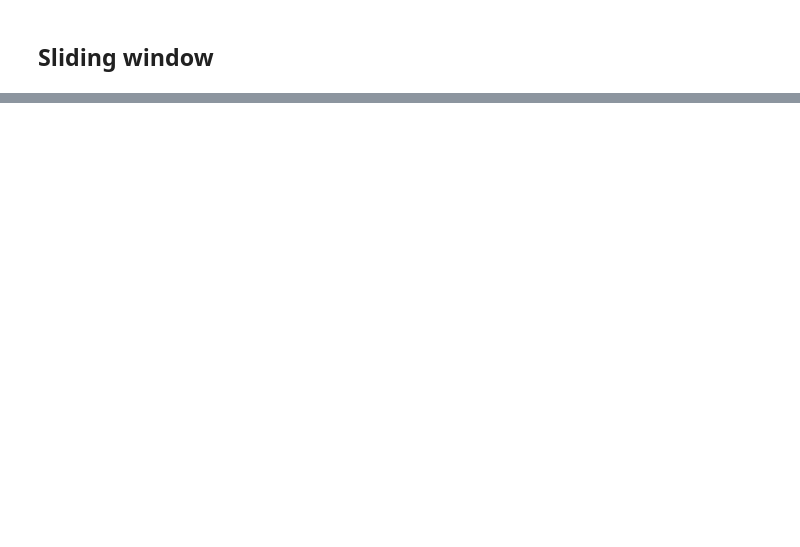
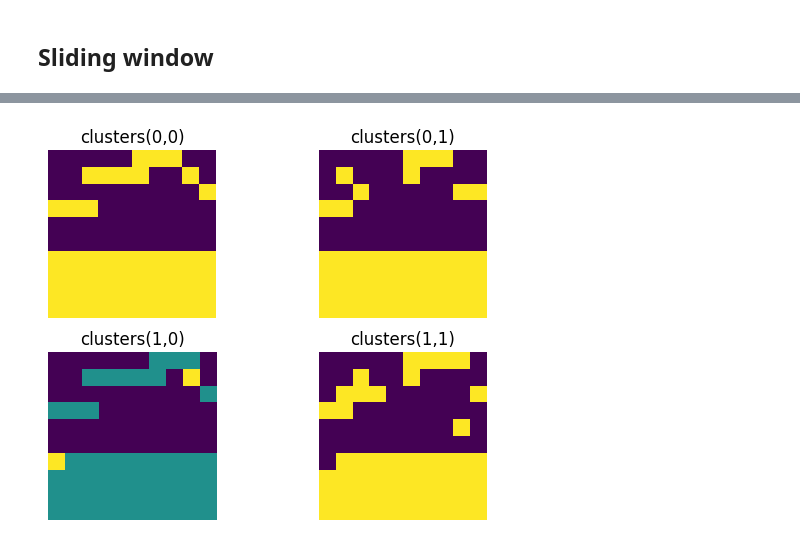
Before and after one commit to benjamin-feldman/precipitations, a Jupyter notebook: BDSCAN with distance DTW.ipynb, the cells around one changed output, grey strips where cells are left out. Saved outputs shown, nothing was run; the diff lists cells and outputs as text; code cells hidden in the pictures; blank space fills up the shorter version.

Commit message:
ajout de merge de cluster bien fait

```diff
--- a/BDSCAN with distance DTW.ipynb
+++ b/BDSCAN with distance DTW.ipynb
@@ -70,15 +66,0 @@ width=10
-# %%
-dbscan = DBSCAN(eps=20, min_samples=2, metric=dtw_distance)
-
-# Adapter la taille et les indices en fonction de la structure de RR
-dict_clusters = {}
-dict_labels = {}
-
-for i in range(longitude_max):
-    for j in range(latitude_max):
-        data = RR[:, i*step:width+i*step, j*step:width+j*step].reshape(-1, 288)
-        dbscan.fit(data)
-        cluster_key = f"cluster({i},{j})"
-        label_key = f"labels({i},{j})"
-        dict_clusters[cluster_key] = dbscan
-        dict_labels[label_key] = dbscan.labels_.reshape(width, width)
@@ -99,9 +66,0 @@ plt.show()
-# %%
-# Create a 2x2 subplot grid
-fig, axs = plt.subplots(longitude_max, latitude_max)
-
-# Display images on each subplot
-for i in range(longitude_max):
-    for j in range(latitude_max):
-        axs[i, j].plot(range(RR.shape[0]),RR[:, i*5, j*5])
-        axs[i, j].set_title(f'series({i},{j})')
@@ -112,10 +69,10 @@ for i in range(longitude_max):
 # %%
 longitude_max = 2
 latitude_max = 2
-step = 5
+step = 9
 width = 10
 # %%
-dbscan = DBSCAN(eps=20, min_samples=2, metric=dtw_distance)
+dbscan = DBSCAN(eps=2, min_samples=2, metric=dtw_distance)
 
 # Adapter la taille et les indices en fonction de la structure de RR
 dict_clusters = {}
@@ -157,0 +242,15 @@ a aprtir de la il faut forcer l'algo a prendre de valeur de plus en plus grande
+# %%
+
+fig, axs = plt.subplots(longitude_max, latitude_max)  # 2 rows, 2 columns
+
+# Display images on each subplot
+for i in range(longitude_max):
+    for j in range(latitude_max):
+
+        axs[i, j].imshow(dict[f"labels({i},{j})"])
+        axs[i, j].set_title(f'clusters({i},{j})')
+        axs[i, j].axis('off')  # Hide axes for cleaner look
+
+plt.show()
+# %% [output]
+[figure, added]
```
Also changed, not shown: parts of 12 cells of this notebook.
